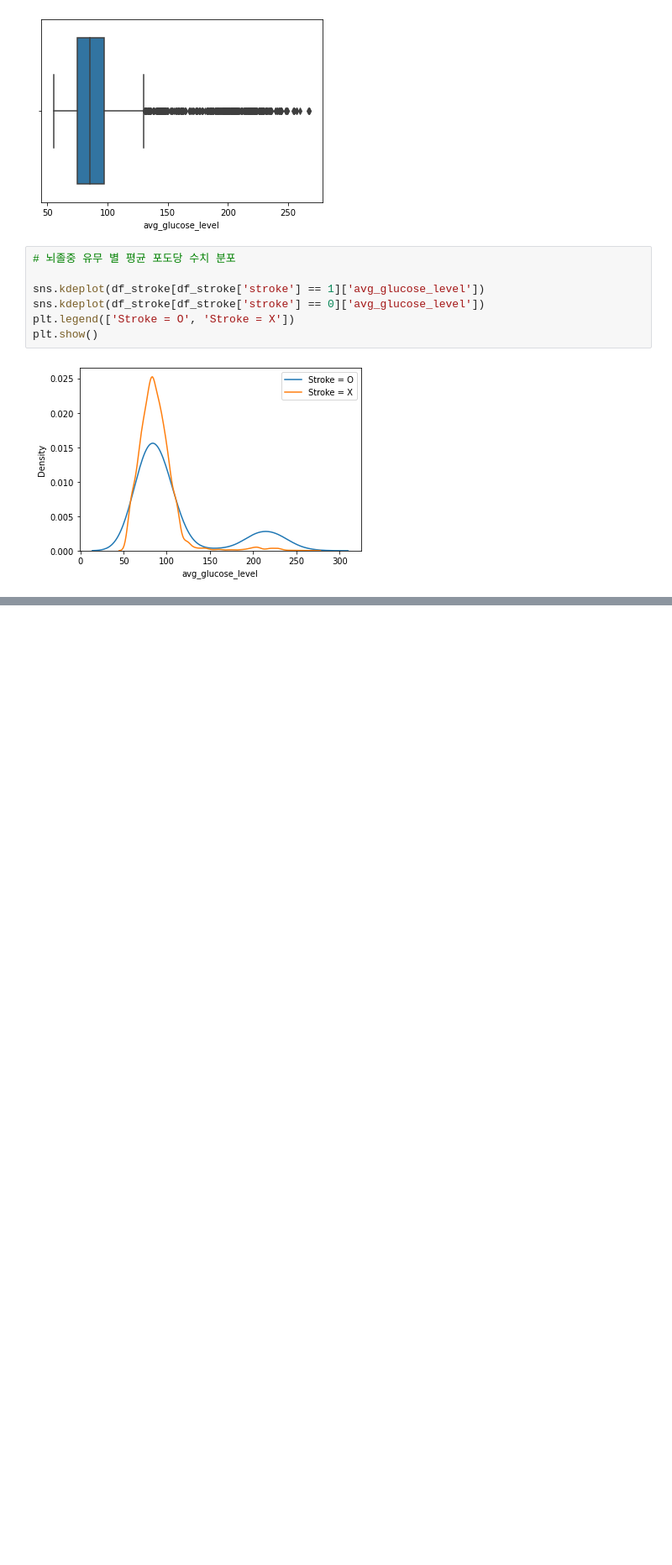
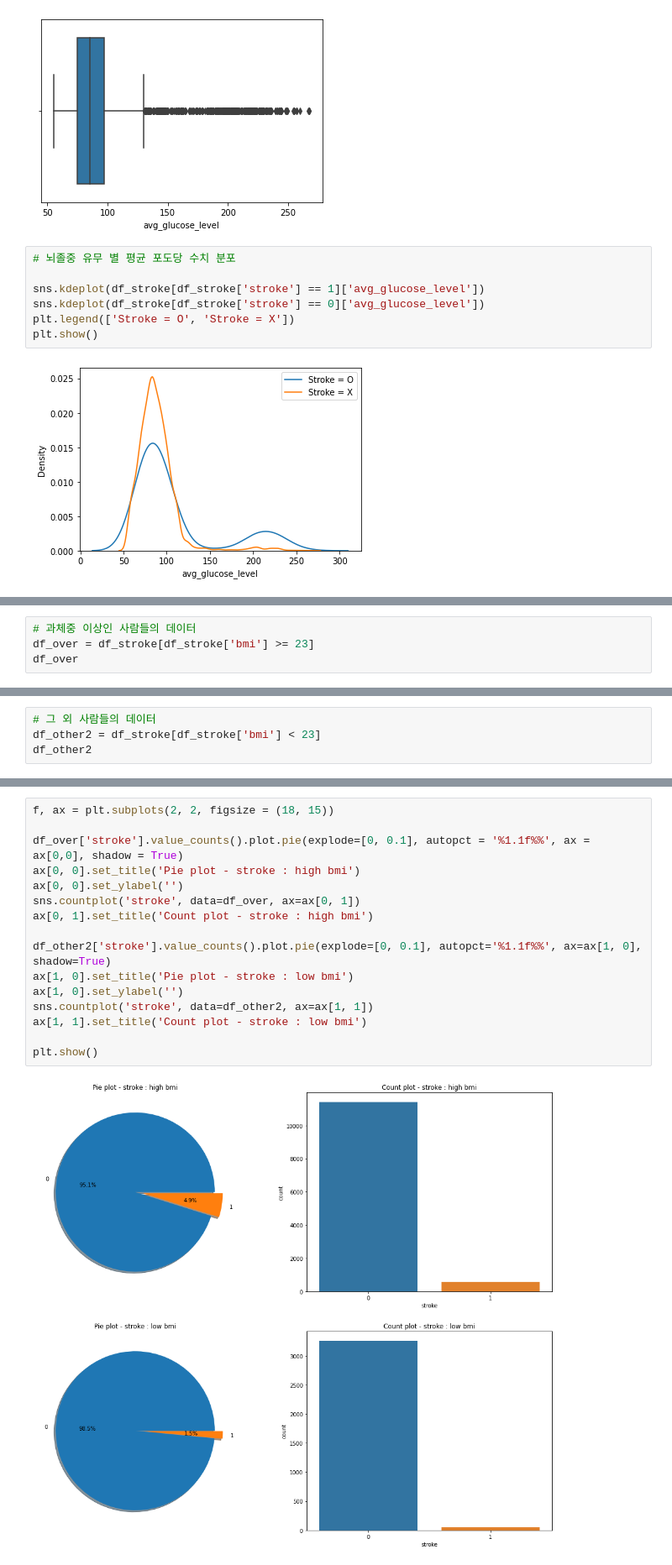
Before and after one commit to JaeHong-Park987/Stroke, a Jupyter notebook: Stroke 데이터 분석.ipynb, the cells around one changed output, grey strips where cells are left out. Shown at 84% size. Saved outputs shown, nothing was run; the diff lists cells and outputs as text; blank space fills up the shorter version.

```diff
--- a/Stroke 데이터 분석.ipynb
+++ b/Stroke 데이터 분석.ipynb
@@ -1206,0 +1329,4 @@ plt.show()
+# %%
+# 과체중 이상인 사람들의 데이터
+df_over = df_stroke[df_stroke['bmi'] >= 23]
+df_over
@@ -1206,0 +1347,4 @@ plt.show()
+# %%
+# 그 외 사람들의 데이터
+df_other2 = df_stroke[df_stroke['bmi'] < 23]
+df_other2
@@ -1206,0 +1379,18 @@ plt.show()
+# %%
+f, ax = plt.subplots(2, 2, figsize = (18, 15))
+
+df_over['stroke'].value_counts().plot.pie(explode=[0, 0.1], autopct = '%1.1f%%', ax = ax[0,0], shadow = True)
+ax[0, 0].set_title('Pie plot - stroke : high bmi')
+ax[0, 0].set_ylabel('')
+sns.countplot('stroke', data=df_over, ax=ax[0, 1])
+ax[0, 1].set_title('Count plot - stroke : high bmi')
+
+df_other2['stroke'].value_counts().plot.pie(explode=[0, 0.1], autopct='%1.1f%%', ax=ax[1, 0], shadow=True)
+ax[1, 0].set_title('Pie plot - stroke : low bmi')
+ax[1, 0].set_ylabel('')
+sns.countplot('stroke', data=df_other2, ax=ax[1, 1])
+ax[1, 1].set_title('Count plot - stroke : low bmi')
+
+plt.show()
+# %% [output]
+[figure, added]
```
Also changed, not shown: parts of 51 cells of this notebook.
